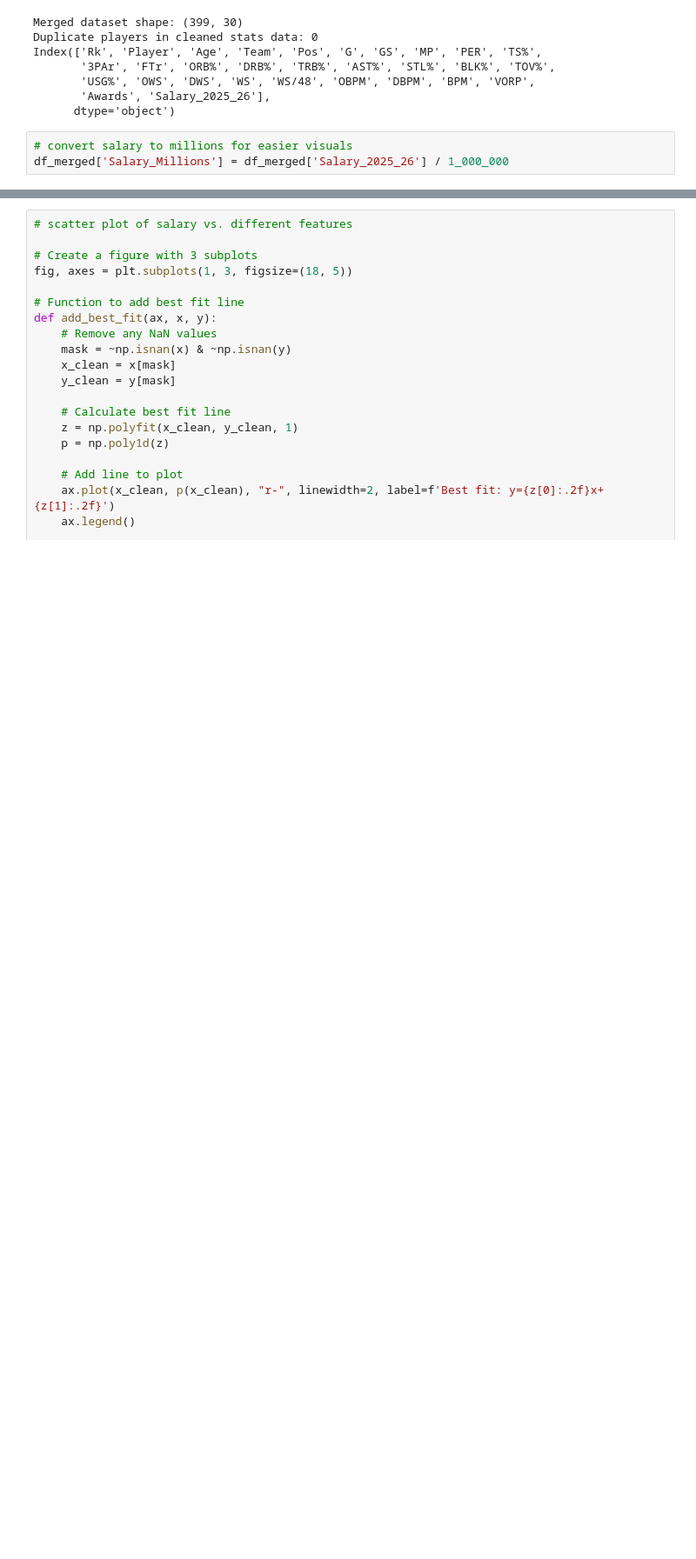
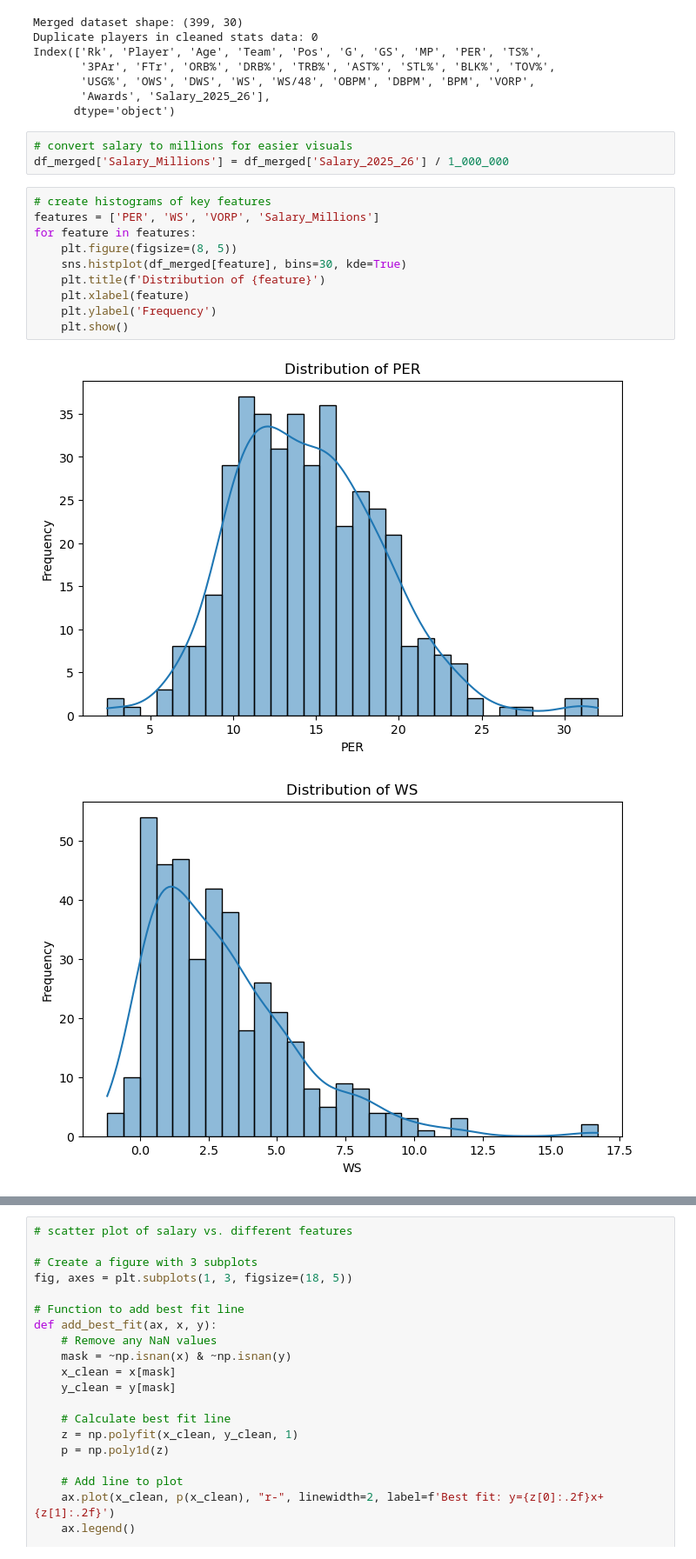
Before and after one commit to elderj24/nba_stats, a Jupyter notebook: nba_stats_sum.ipynb, the cells around one changed output, grey strips where cells are left out. Shown at 87% size. Cells and saved outputs as stored; diff of their text form; blank space fills up the shorter version.

Commit message:
cleaned up visuals and regressions

```diff
--- a/nba_stats_sum.ipynb
+++ b/nba_stats_sum.ipynb
@@ -142,3 +142,16 @@ Index(['Rk', 'Player', 'Age', 'Team', 'Pos', 'G', 'GS', 'MP', 'PER', 'TS%',
 # %%
 # convert salary to millions for easier visuals
 df_merged['Salary_Millions'] = df_merged['Salary_2025_26'] / 1_000_000
+# %%
+# create histograms of key features
+features = ['PER', 'WS', 'VORP', 'Salary_Millions']
+for feature in features:
+    plt.figure(figsize=(8, 5))
+    sns.histplot(df_merged[feature], bins=30, kde=True)
+    plt.title(f'Distribution of {feature}')
+    plt.xlabel(feature)
+    plt.ylabel('Frequency')
+    plt.show()
+# %% [output]
+[figure, added]
+[figure, added]
```
Also changed, not shown: parts of 6 cells of this notebook.
